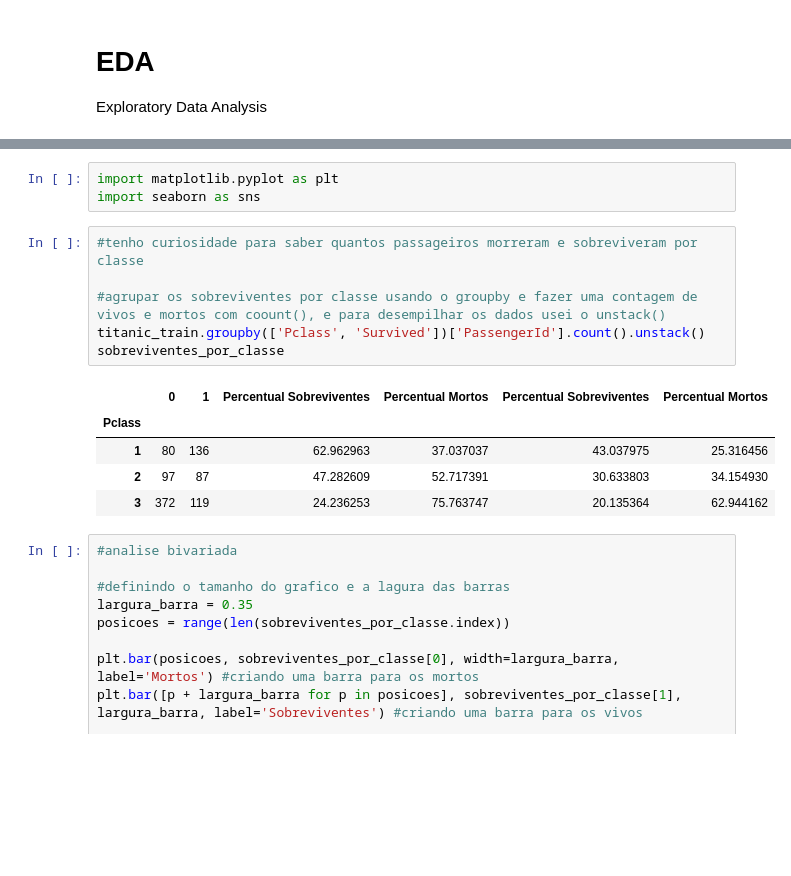
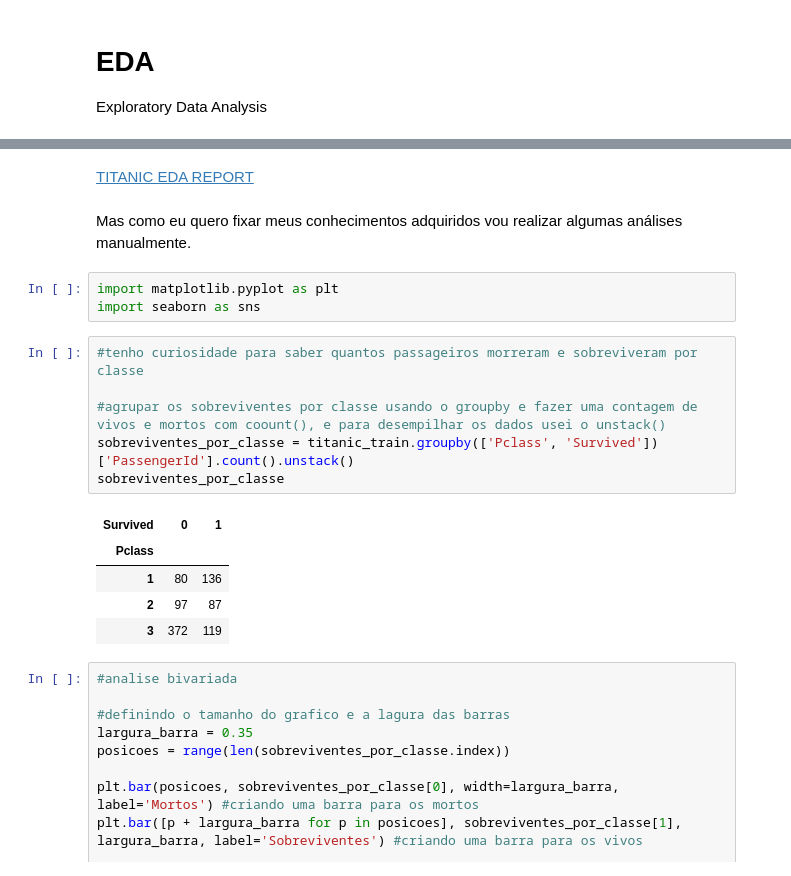
Before and after one commit to varsantos/Data_science, a Jupyter notebook: Titanic.ipynb, the cells around one changed output, grey strips where cells are left out. Cells and saved outputs as stored; diff of their text form; blank space fills up the shorter version.

```diff
--- a/Titanic.ipynb
+++ b/Titanic.ipynb
@@ -173,18 +204,22 @@ Vamos analisar a base para enteder as variaveis
+# %% [markdown]
+[TITANIC EDA REPORT](https://drive.google.com/file/d/17mznY1_CFWUfnwPIp_D3P761-7W5vy7T/view?usp=sharing)
+# %% [markdown]
+Mas como eu quero fixar meus conhecimentos adquiridos vou realizar algumas análises manualmente.
 # %%
 import matplotlib.pyplot as plt
 import seaborn as sns
 # %%
 #tenho curiosidade para saber quantos passageiros morreram e sobreviveram por classe
 
 #agrupar os sobreviventes por classe usando o groupby e fazer uma contagem de vivos e mortos com coount(), e para desempilhar os dados usei o unstack()
-titanic_train.groupby(['Pclass', 'Survived'])['PassengerId'].count().unstack()
+sobreviventes_por_classe = titanic_train.groupby(['Pclass', 'Survived'])['PassengerId'].count().unstack()
 sobreviventes_por_classe
 # %% [output]
-|  | 0 | 1 | Percentual Sobreviventes | Percentual Mortos | Percentual Sobreviventes | Percentual Mortos |
-| Pclass |  |  |  |  |  |  |
-| 1 | 80 | 136 | 62.962963 | 37.037037 | 43.037975 | 25.316456 |
-| 2 | 97 | 87 | 47.282609 | 52.717391 | 30.633803 | 34.154930 |
-| 3 | 372 | 119 | 24.236253 | 75.763747 | 20.135364 | 62.944162 |
+| Survived | 0 | 1 |
+| Pclass |  |  |
+| 1 | 80 | 136 |
+| 2 | 97 | 87 |
+| 3 | 372 | 119 |
 # %%
 #analise bivariada
 
```
Also changed, not shown: parts of 6 cells of this notebook.
